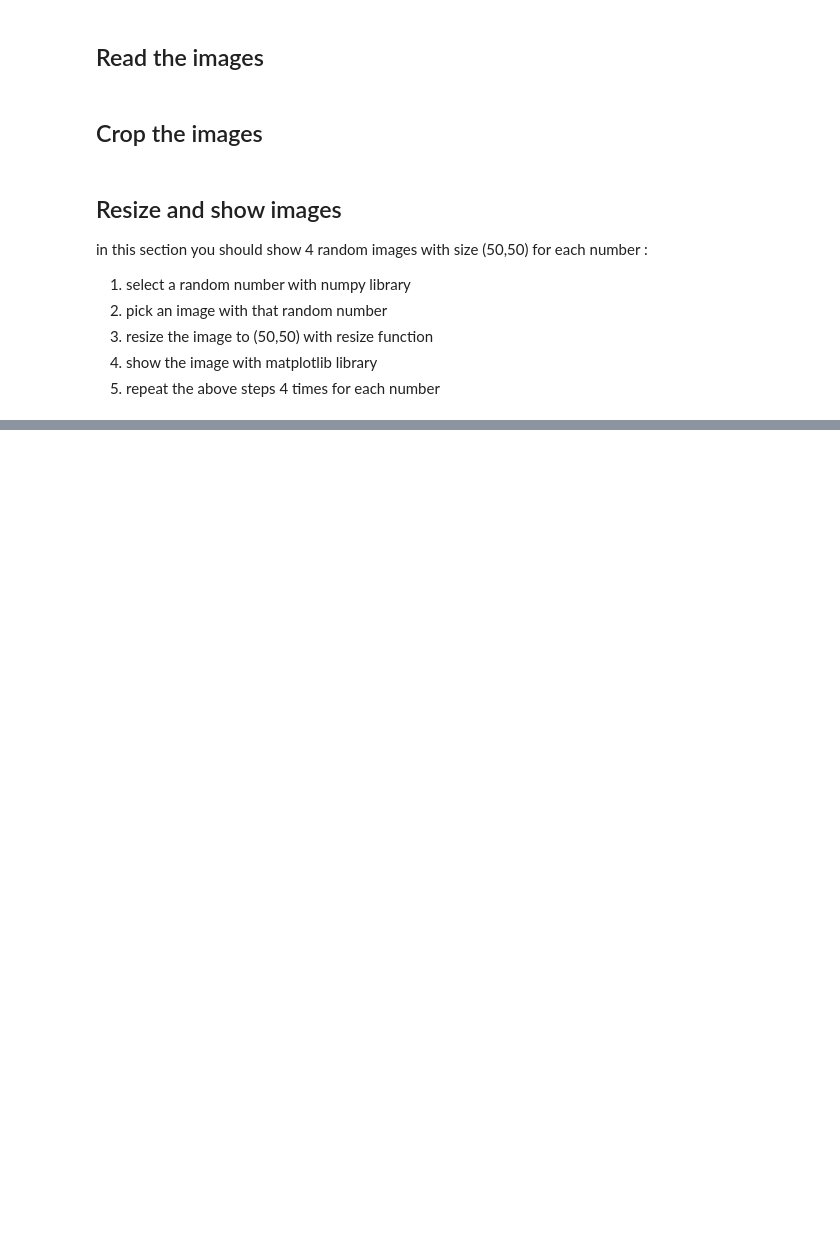
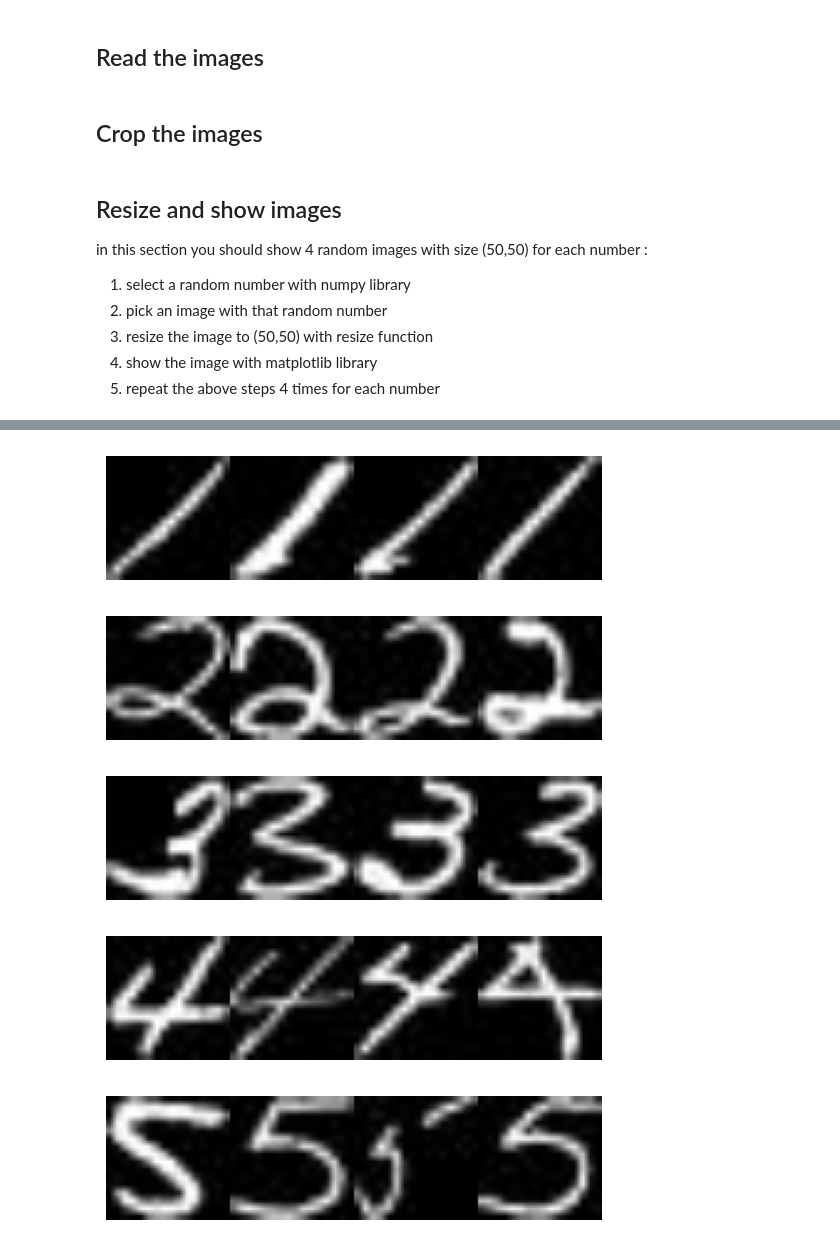
Before and after one commit to AlirezaBKHN/CV_4012, a Jupyter notebook: HW0/Q2.ipynb, the cells around one changed output, grey strips where cells are left out. Saved outputs shown, nothing was run; the diff lists cells and outputs as text; code cells hidden in the pictures; blank space fills up the shorter version.

```diff
--- a/HW0/Q2.ipynb
+++ b/HW0/Q2.ipynb
@@ -39,9 +39,11 @@ def crop(image, MainSize, CropSize):
   # hint : you can sum all the pixels for each cropped image with numpy
 
   images = []
-  #######################
-  #    your code here   #
-  #######################
+  for i in range(MainSize[0]//CropSize[0]):
+    for j in range(MainSize[1]//CropSize[1]):
+      cropped = image[i*CropSize[0]:i*CropSize[0]+CropSize[0],j*CropSize[1]:j*CropSize[1]+CropSize[1]]
+      if np.sum(cropped) > 0:
+        images.append(cropped)
   return images
 # %% [markdown]
 ## Read the images
@@ -50,7 +52,7 @@ def crop(image, MainSize, CropSize):
 images_path = ["usps_1.jpg","usps_2.jpg","usps_3.jpg","usps_4.jpg","usps_5.jpg"]
 images = []
 for i in images_path:
-  image = cv2.imread('Q2_images/'+i)
+  image = cv2.imread('Q2_images/'+i, cv2.IMREAD_GRAYSCALE)
   images.append(image)
   assert image.shape == (544,528)
 assert len(images) == 5
@@ -84,0 +81,19 @@ in this section you should show 4 random images with size (50,50) for each numbe
+# %%
+randomNums  = np.random.randint(low=0,high=1100, size=(5,4))
+
+for i in range(5):
+    tmp = []
+    for j in range(4):
+        img = resize(All_cropped_images[i][randomNums[i,j]],(50,50))
+        tmp.append(img)
+    wholeImg = np.concatenate((tmp[0],tmp[1],tmp[2],tmp[3]),axis=1)
+    fig, ax =plt.subplots()
+    ax.imshow(wholeImg,cmap='gray')
+    ax.axis('off')
+    plt.show()
+# %% [output]
+[figure, added]
+[figure, added]
+[figure, added]
+[figure, added]
+[figure, added]
```
Also changed, not shown: parts of 1 cell of this notebook, 1 other file.
